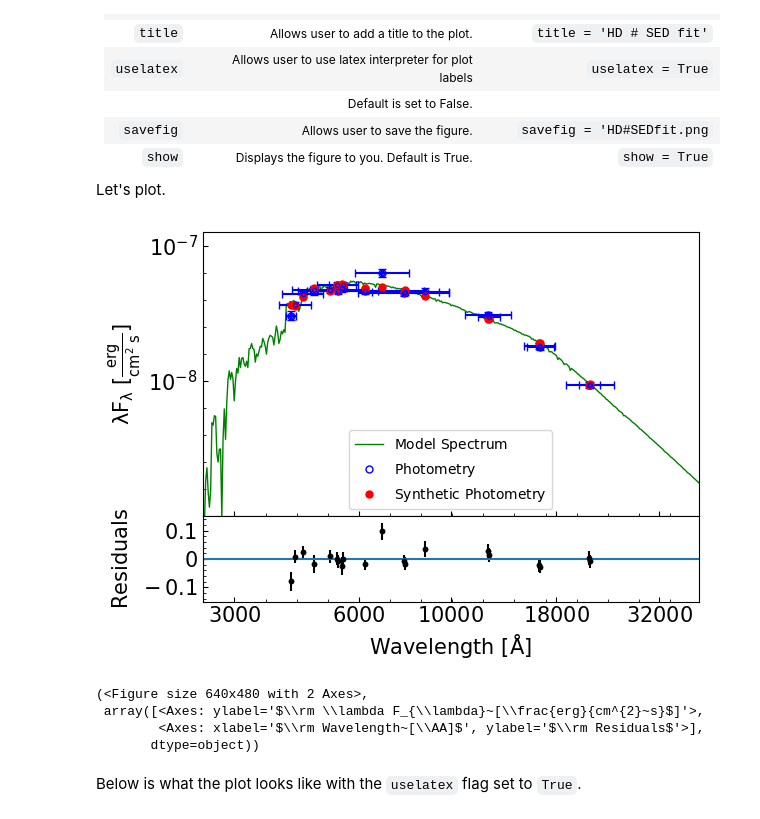
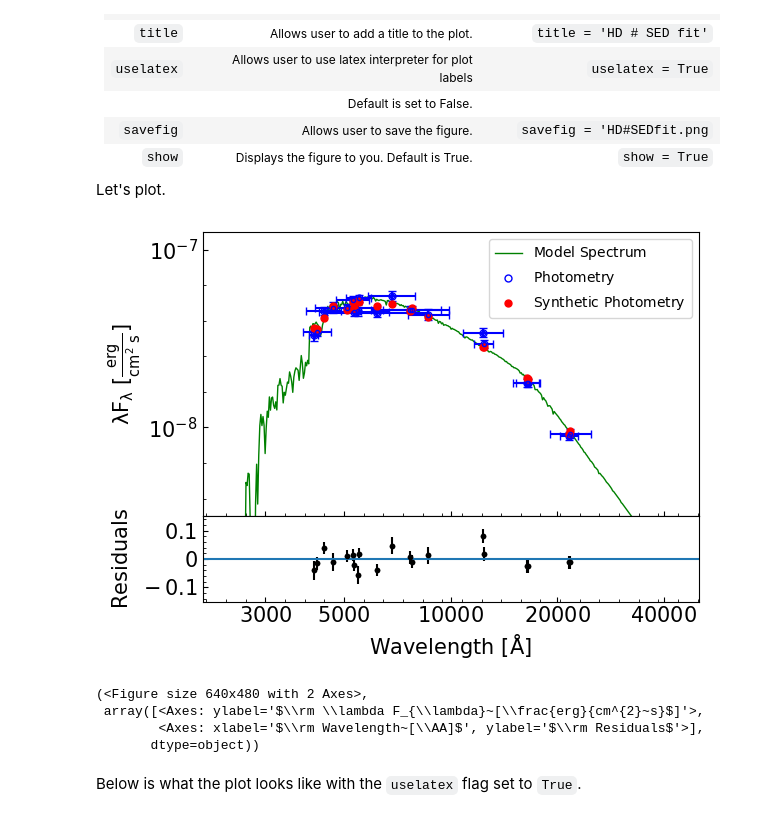
Before and after one commit to spaceashley/radpy, a Jupyter notebook: tutorials/SEDFittingTutorial_SingleStar.ipynb, the cells around one changed output. Saved outputs shown, nothing was run; the diff lists cells and outputs as text; code cells hidden in the pictures.

```diff
--- a/tutorials/SEDFittingTutorial_SingleStar.ipynb
+++ b/tutorials/SEDFittingTutorial_SingleStar.ipynb
@@ -545,4 +660,7 @@ Lets run a fit.
 (Warnings might appear about cuda drivers. Ignore these. The fit works without them.)
 # %%
 initial_guess = [5850, 4.21, 0.0, 0.0]
-sed_fit = fit_sed(phot_data, star, initial_guess, 'phoenix', teffrange = [5000,7000], fitT = True, verbose = False)
+unit = 'AA'
+model = 'phoenix'
+num_iter = 10
+sed_fit = fit_sed(phot_data, star, initial_guess, num_iter, unit, model, teffrange = [5000,7000], fitT = True, verbose = True)
@@ -588,10 +703,10 @@ And now we have a bolometric flux!!
 
 Let's plot.
 # %%
-set_axis = [3.5,4.5, -8.5,-7]
-plot_sed(sed_fit, 'AA', logplot = True, fbol_lam = True, set_axis = set_axis, title = None, savefig = None, show = True)
+#set_axis = [3.5,4.5, -8.5,-7]
+plot_sed(sed_fit, 'AA', logplot = True, fbol_lam = True, title = None, savefig = None, show = True)
 # %% [output]
-[figure, old version]
+[figure, new version]
 (<Figure size 640x480 with 2 Axes>,
  array([<Axes: ylabel='$\\rm \\lambda F_{\\lambda}~[\\frac{erg}{cm^{2}~s}$]'>,
         <Axes: xlabel='$\\rm Wavelength~[\\AA]$', ylabel='$\\rm Residuals$'>],
```
Also changed, not shown: parts of 31 cells of this notebook, 52 other files.
